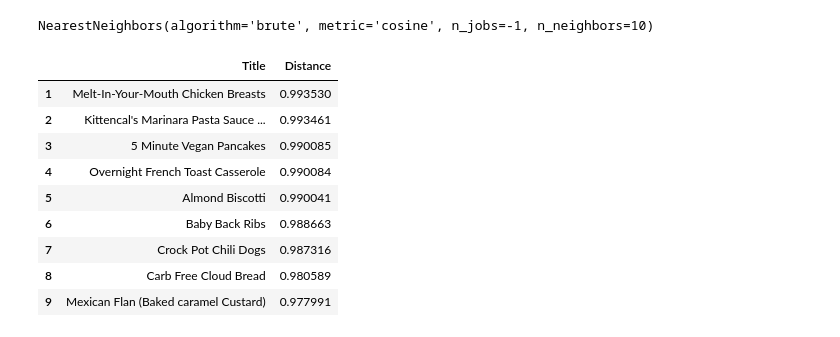
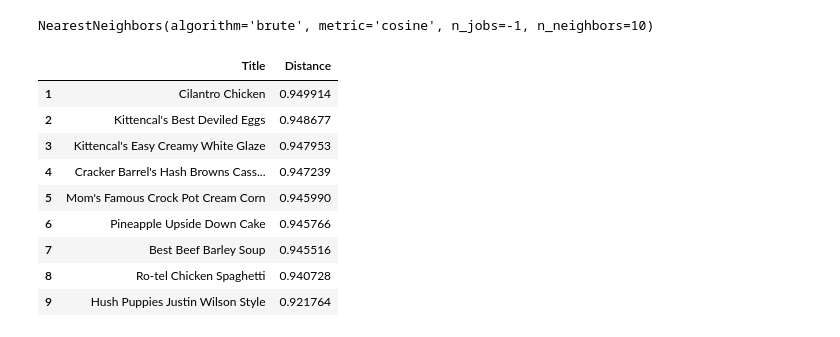
Before and after one commit to dumpfordummy/BACS2003-Recipe-Recommendation, a Jupyter notebook: Engage-22-Project-Bongrub-main/Engage-22-Project-Bongrub-main/KNNModel.ipynb, the cells around one changed output. Cells and saved outputs as stored; diff of their text form; code cells hidden in the pictures.

```diff
--- a/Engage-22-Project-Bongrub-main/Engage-22-Project-Bongrub-main/KNNModel.ipynb
+++ b/Engage-22-Project-Bongrub-main/Engage-22-Project-Bongrub-main/KNNModel.ipynb
@@ -217,15 +217,18 @@ user_rating_matrix
 2791 rows × 114276 columns
 # %%
 # Define a KNN model on cosine similarity
-cf_knn_model= NearestNeighbors(metric='cosine', algorithm='brute', n_neighbors=10, n_jobs=-1)
+#cf_knn_model= NearestNeighbors(metric='cosine', algorithm='brute', n_neighbors=10, n_jobs=-1)
 
 
 # Fitting the model on our matrix
-cf_knn_model.fit(user_rating_matrix)
+#cf_knn_model.fit(user_rating_matrix)
 # %% [output]
 NearestNeighbors(algorithm='brute', metric='cosine', n_jobs=-1, n_neighbors=10)
 # %%
-def knn_recommender(title, matrix, cf_model, n_recs):
+def knn_recommender(title, matrix, n_recs):
+    # Define a KNN model on cosine similarity
+    cf_knn_model= NearestNeighbors(metric='cosine', algorithm='brute', n_neighbors=10, n_jobs=-1)
+
     # Fit model on matrix
     cf_knn_model.fit(matrix)
 
@@ -233,7 +236,7 @@ def knn_recommender(title, matrix, cf_model, n_recs):
     recipe_index = process.extractOne(title,qualifiedRecipes['Name'])[2]
 
     # Calculate neighbour distances
-    distances, indices = cf_model.kneighbors(matrix.iloc[recipe_index,:].values.reshape(1,-1), n_neighbors=n_recs)
+    distances, indices = cf_knn_model.kneighbors(matrix.iloc[recipe_index,:].values.reshape(1,-1), n_neighbors=n_recs)
     recipe_rec_ids = sorted(list(zip(indices.squeeze().tolist(),distances.squeeze().tolist())),key=lambda x: x[1])[:0:-1]
 
     # List to store recommendations
@@ -247,15 +250,15 @@ def knn_recommender(title, matrix, cf_model, n_recs):
     return df
 # %%
 n_recs = 10
-knn_recommender('Pecan Pie Cheesecake', user_rating_matrix, cf_knn_model, n_recs)
+knn_recommender('Buttermilk Pie', user_rating_matrix,  n_recs)
 # %% [output]
 |  | Title | Distance |
-| 1 | Melt-In-Your-Mouth Chicken Breasts | 0.993530 |
-| 2 | Kittencal's Marinara Pasta Sauce ... | 0.993461 |
-| 3 | 5 Minute Vegan Pancakes | 0.990085 |
-| 4 | Overnight French Toast Casserole | 0.990084 |
-| 5 | Almond Biscotti | 0.990041 |
-| 6 | Baby Back Ribs | 0.988663 |
-| 7 | Crock Pot Chili Dogs | 0.987316 |
-| 8 | Carb Free Cloud Bread | 0.980589 |
-| 9 | Mexican Flan (Baked caramel Custard) | 0.977991 |
+| 1 | Cilantro Chicken | 0.949914 |
+| 2 | Kittencal's Best Deviled Eggs | 0.948677 |
+| 3 | Kittencal's Easy Creamy White Glaze | 0.947953 |
+| 4 | Cracker Barrel's Hash Browns Cass... | 0.947239 |
+| 5 | Mom's Famous Crock Pot Cream Corn | 0.945990 |
+| 6 | Pineapple Upside Down Cake | 0.945766 |
+| 7 | Best Beef Barley Soup | 0.945516 |
+| 8 | Ro-tel Chicken Spaghetti | 0.940728 |
+| 9 | Hush Puppies Justin Wilson Style | 0.921764 |
```
Also changed, not shown: parts of 1 cell of this notebook, 4 other files.
